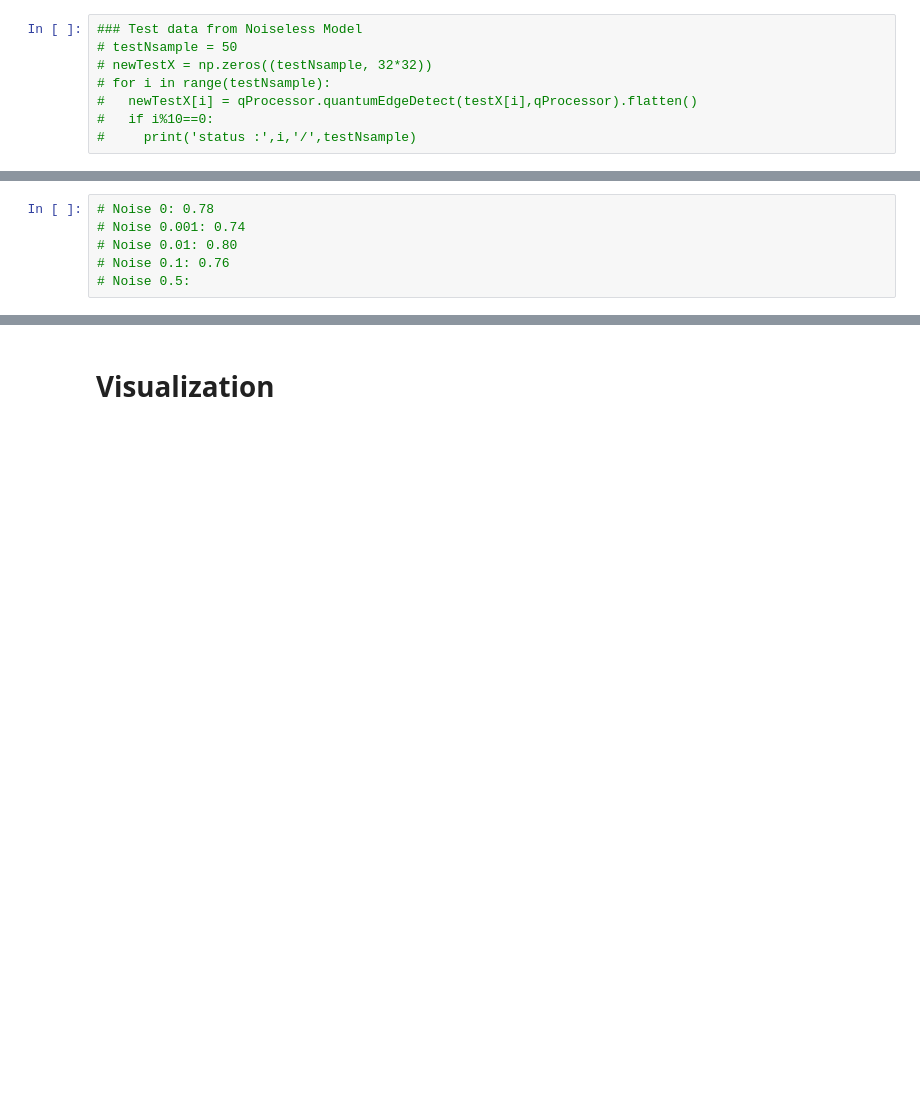
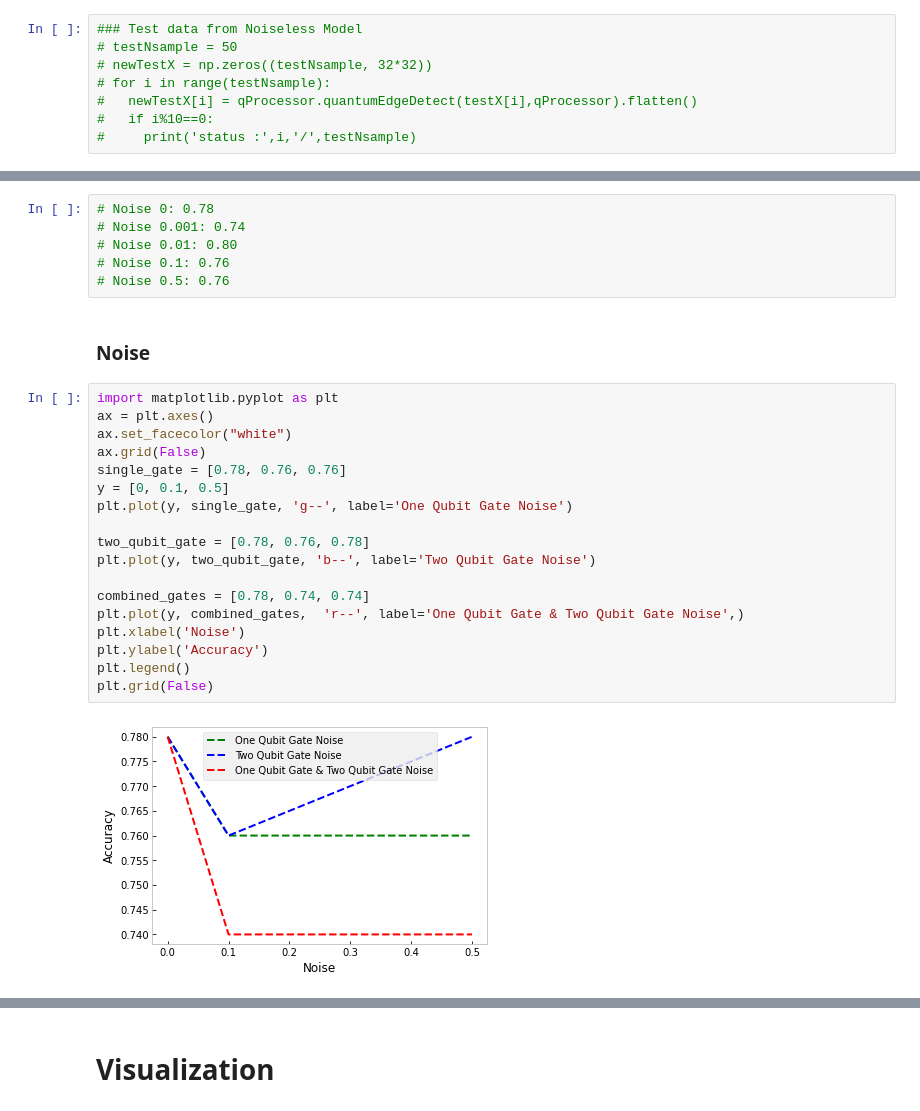
Before and after one commit to prabh27/Quantum-Image-Classification, a Jupyter notebook: Quantum/Edge detection/EdgeDetection_LR_MNIST_Noise.ipynb, the cells around one changed output, grey strips where cells are left out. Saved outputs shown, nothing was run; the diff lists cells and outputs as text; blank space fills up the shorter version.

```diff
--- a/Quantum/Edge detection/EdgeDetection_LR_MNIST_Noise.ipynb
+++ b/Quantum/Edge detection/EdgeDetection_LR_MNIST_Noise.ipynb
@@ -318,4 +328,26 @@ print("Accuracy on test dataset = %3.2f" %(clf2.score(newTestX, testy[:testNsamp
 # Noise 0.001: 0.74
 # Noise 0.01: 0.80
 # Noise 0.1: 0.76
-# Noise 0.5:
+# Noise 0.5: 0.76
+# %% [markdown]
+### Noise
+# %%
+import matplotlib.pyplot as plt
+ax = plt.axes()
+ax.set_facecolor("white")
+ax.grid(False)
+single_gate = [0.78, 0.76, 0.76]
+y = [0, 0.1, 0.5]
+plt.plot(y, single_gate, 'g--', label='One Qubit Gate Noise')
+
+two_qubit_gate = [0.78, 0.76, 0.78]
+plt.plot(y, two_qubit_gate, 'b--', label='Two Qubit Gate Noise')
+
+combined_gates = [0.78, 0.74, 0.74]
+plt.plot(y, combined_gates,  'r--', label='One Qubit Gate & Two Qubit Gate Noise',)
+plt.xlabel('Noise')
+plt.ylabel('Accuracy')
+plt.legend()
+plt.grid(False)
+# %% [output]
+[figure, added]
```
Also changed, not shown: parts of 18 cells of this notebook, 1 other file.
